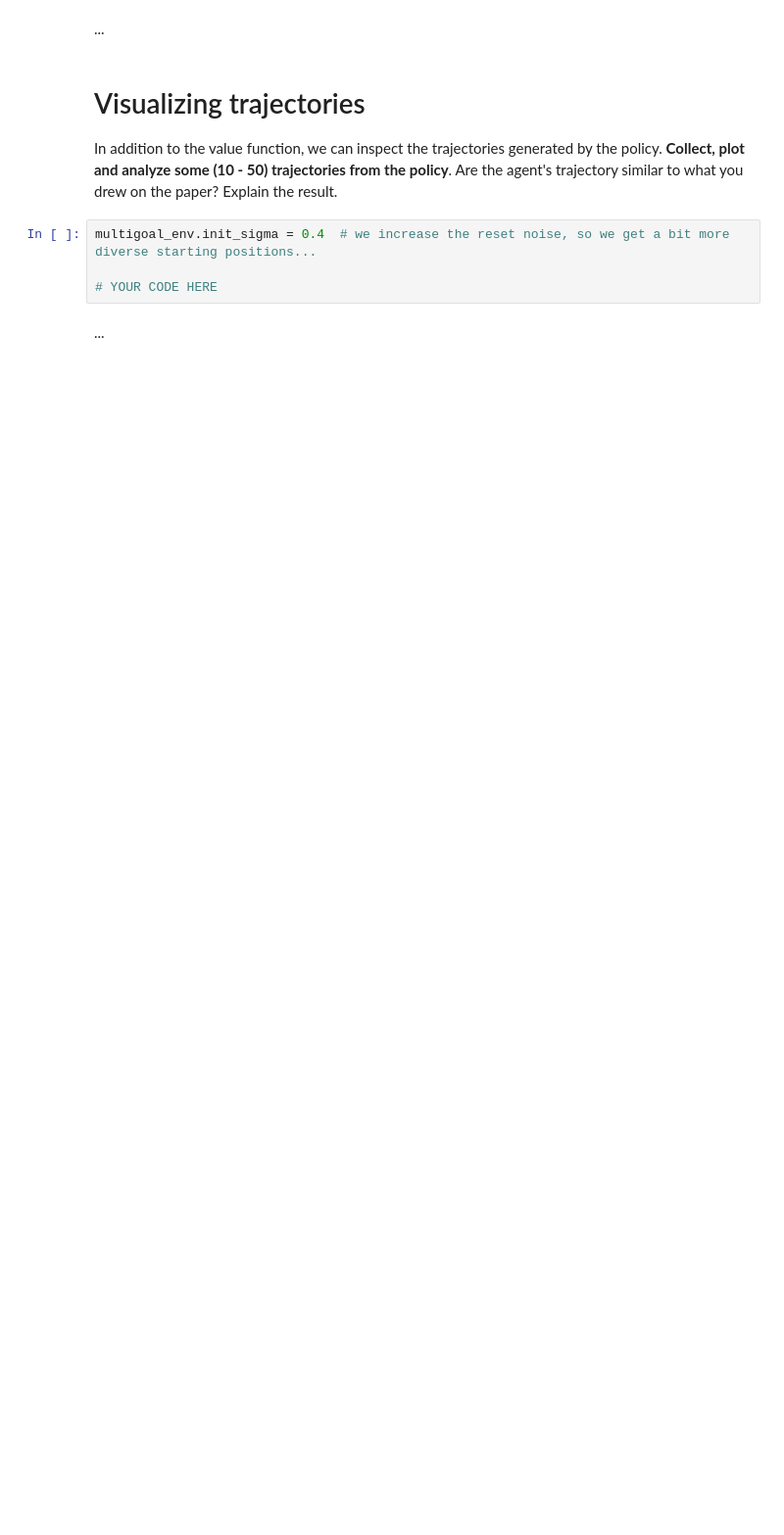
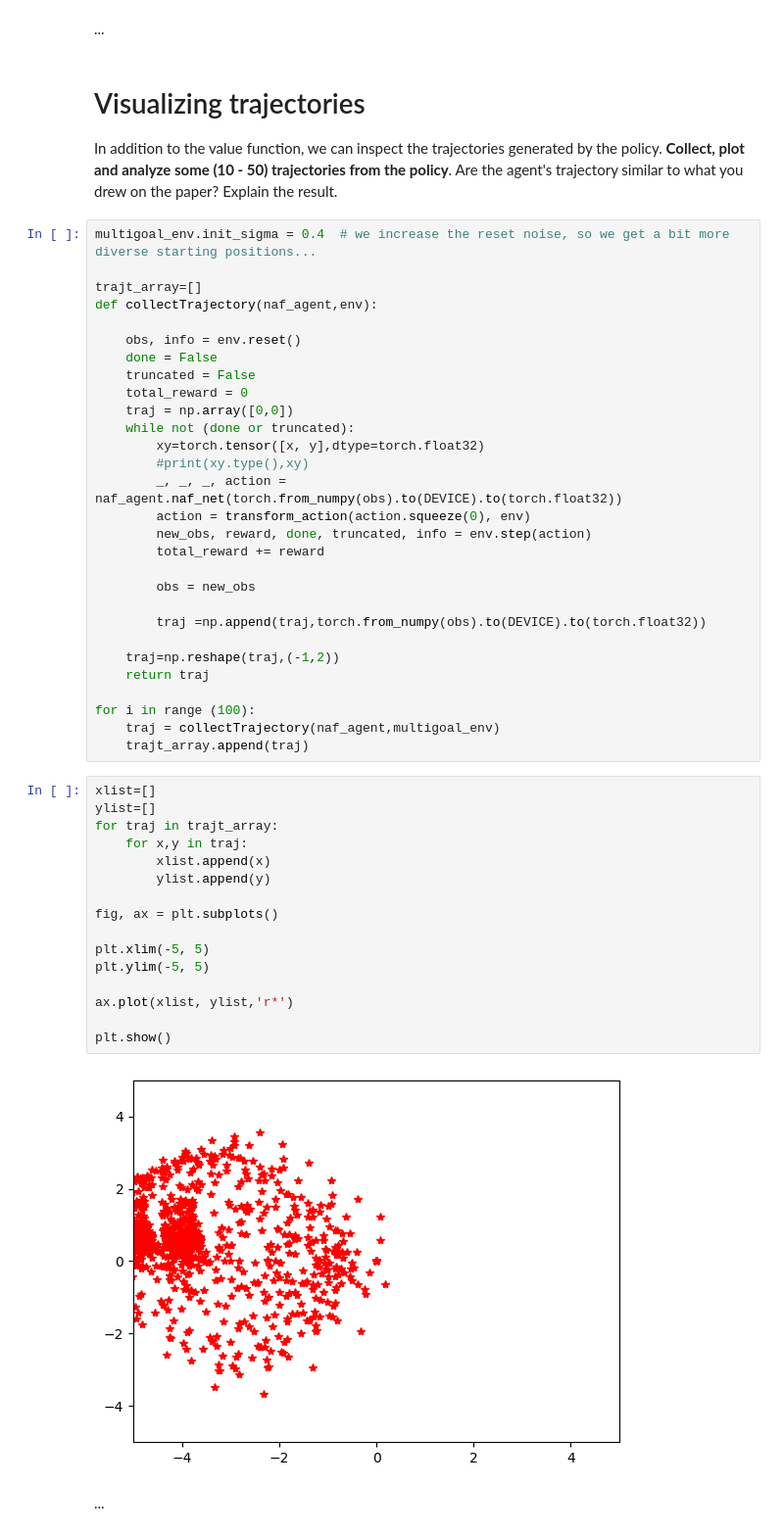
Before and after one commit to hitqshao/wasp_rl, a Jupyter notebook: wasp-rl-lab-naf-sql-master/Lab.ipynb, the cells around one changed output. Shown: that part at 98% size. Drawn from its saved outputs; the diff is of its cells as text; blank space fills up the shorter version.

```diff
--- a/wasp-rl-lab-naf-sql-master/Lab.ipynb
+++ b/wasp-rl-lab-naf-sql-master/Lab.ipynb
@@ -347,7 +407,50 @@ In addition to the value function, we can inspect the trajectories generated by
 # %%
 multigoal_env.init_sigma = 0.4  # we increase the reset noise, so we get a bit more diverse starting positions...
 
-# YOUR CODE HERE
+trajt_array=[]
+def collectTrajectory(naf_agent,env):
+
+    obs, info = env.reset()
+    done = False
+    truncated = False
+    total_reward = 0
+    traj = np.array([0,0])
+    while not (done or truncated):
+        xy=torch.tensor([x, y],dtype=torch.float32)
+        #print(xy.type(),xy)
+        _, _, _, action = naf_agent.naf_net(torch.from_numpy(obs).to(DEVICE).to(torch.float32))
+        action = transform_action(action.squeeze(0), env)
+        new_obs, reward, done, truncated, info = env.step(action)
+        total_reward += reward
+
+        obs = new_obs
+
+        traj =np.append(traj,torch.from_numpy(obs).to(DEVICE).to(torch.float32))
+
+    traj=np.reshape(traj,(-1,2))
+    return traj
+
+for i in range (100):
+    traj = collectTrajectory(naf_agent,multigoal_env)
+    trajt_array.append(traj)
+# %%
+xlist=[]
+ylist=[]
+for traj in trajt_array:
+    for x,y in traj:
+        xlist.append(x)
+        ylist.append(y)
+
+fig, ax = plt.subplots()
+
+plt.xlim(-5, 5)
+plt.ylim(-5, 5)
+
+ax.plot(xlist, ylist,'r*')
+
+plt.show()
+# %% [output]
+[figure, added]
 # %% [markdown]
 ...
 # %% [markdown]
```
Also changed, not shown: parts of 12 cells of this notebook.
